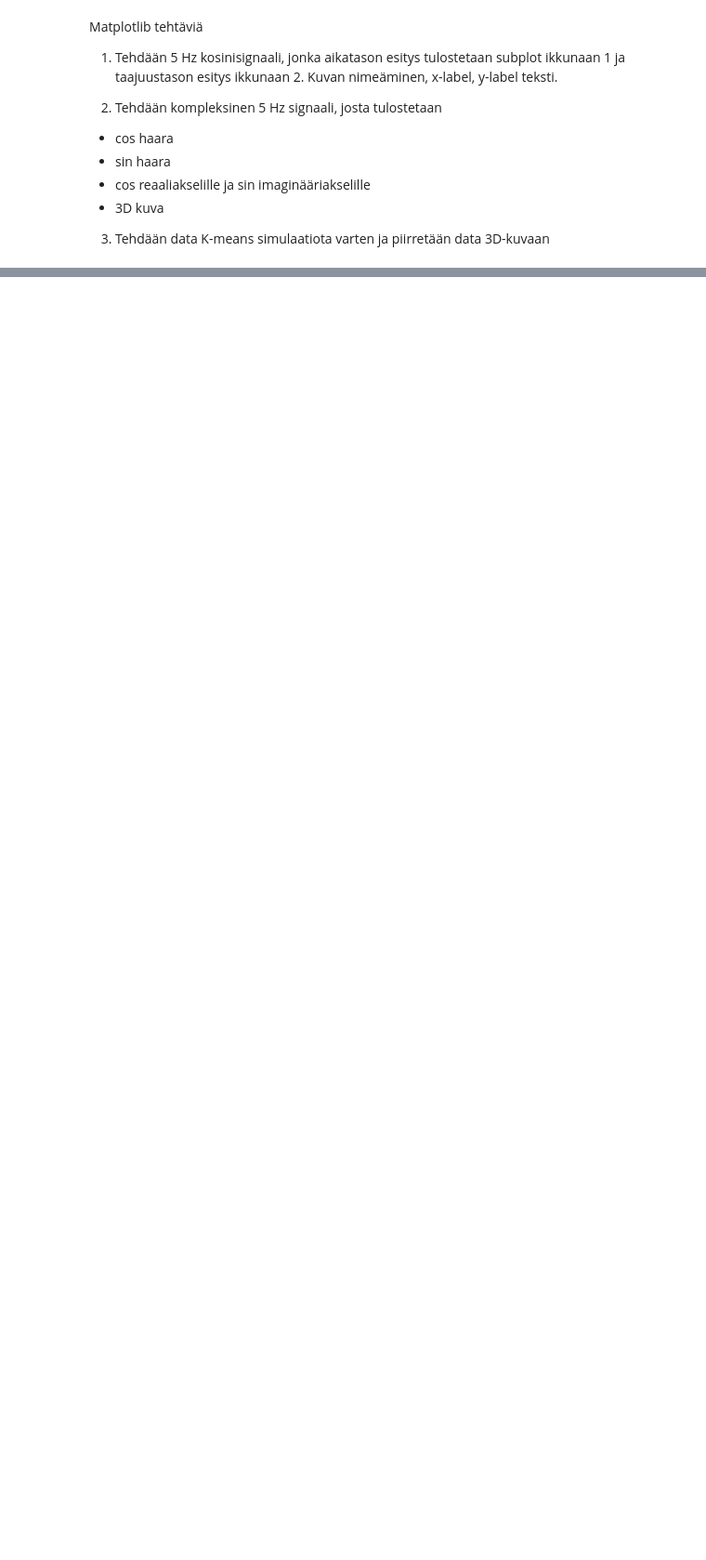
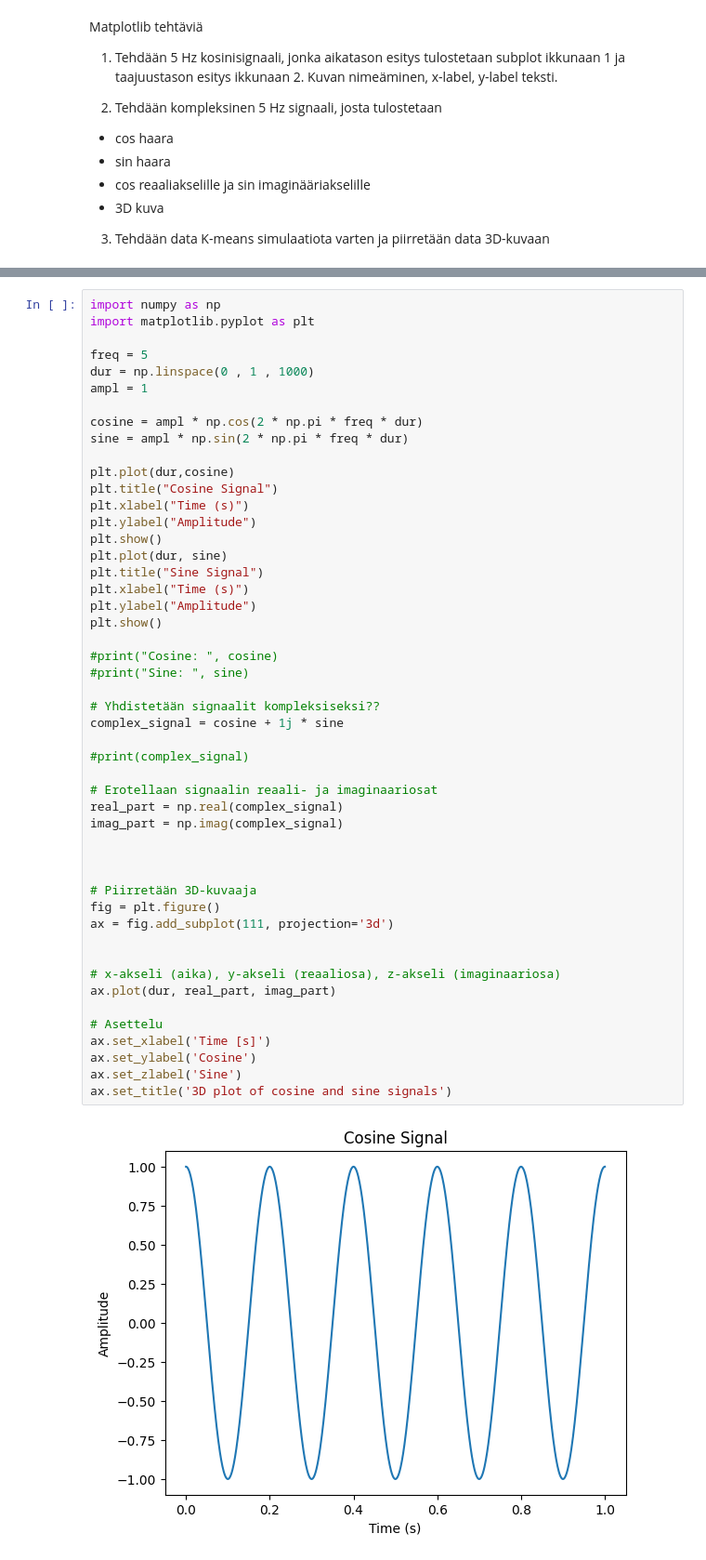
Before and after one commit to artopeur/koneoppiminen, a Jupyter notebook: pythonTehtavia3.ipynb, the cells around one changed output, grey strips where cells are left out. Shown: that part at 93% size. Cells and saved outputs as stored; diff of their text form; blank space fills up the shorter version.

```diff
--- a/pythonTehtavia3.ipynb
+++ b/pythonTehtavia3.ipynb
@@ -48,0 +76,51 @@ Matplotlib tehtäviä
+# %%
+import numpy as np
+import matplotlib.pyplot as plt
+
+freq = 5
+dur = np.linspace(0 , 1 , 1000)
+ampl = 1
+
+cosine = ampl * np.cos(2 * np.pi * freq * dur)
+sine = ampl * np.sin(2 * np.pi * freq * dur)
+
+plt.plot(dur,cosine)
+plt.title("Cosine Signal")
+plt.xlabel("Time (s)")
+plt.ylabel("Amplitude")
+plt.show()
+plt.plot(dur, sine)
+plt.title("Sine Signal")
+plt.xlabel("Time (s)")
+plt.ylabel("Amplitude")
+plt.show()
+
+#print("Cosine: ", cosine)
+#print("Sine: ", sine)
+
+# Yhdistetään signaalit kompleksiseksi??
+complex_signal = cosine + 1j * sine
+
+#print(complex_signal)
+
+# Erotellaan signaalin reaali- ja imaginaariosat
+real_part = np.real(complex_signal)
+imag_part = np.imag(complex_signal)
+
+
+
+# Piirretään 3D-kuvaaja
+fig = plt.figure()
+ax = fig.add_subplot(111, projection='3d')
+
+
+# x-akseli (aika), y-akseli (reaaliosa), z-akseli (imaginaariosa)
+ax.plot(dur, real_part, imag_part)
+
+# Asettelu
+ax.set_xlabel('Time [s]')
+ax.set_ylabel('Cosine')
+ax.set_zlabel('Sine')
+ax.set_title('3D plot of cosine and sine signals')
+# %% [output]
+[figure, added]
```
Also changed, not shown: parts of 4 cells of this notebook, 1 other file.
